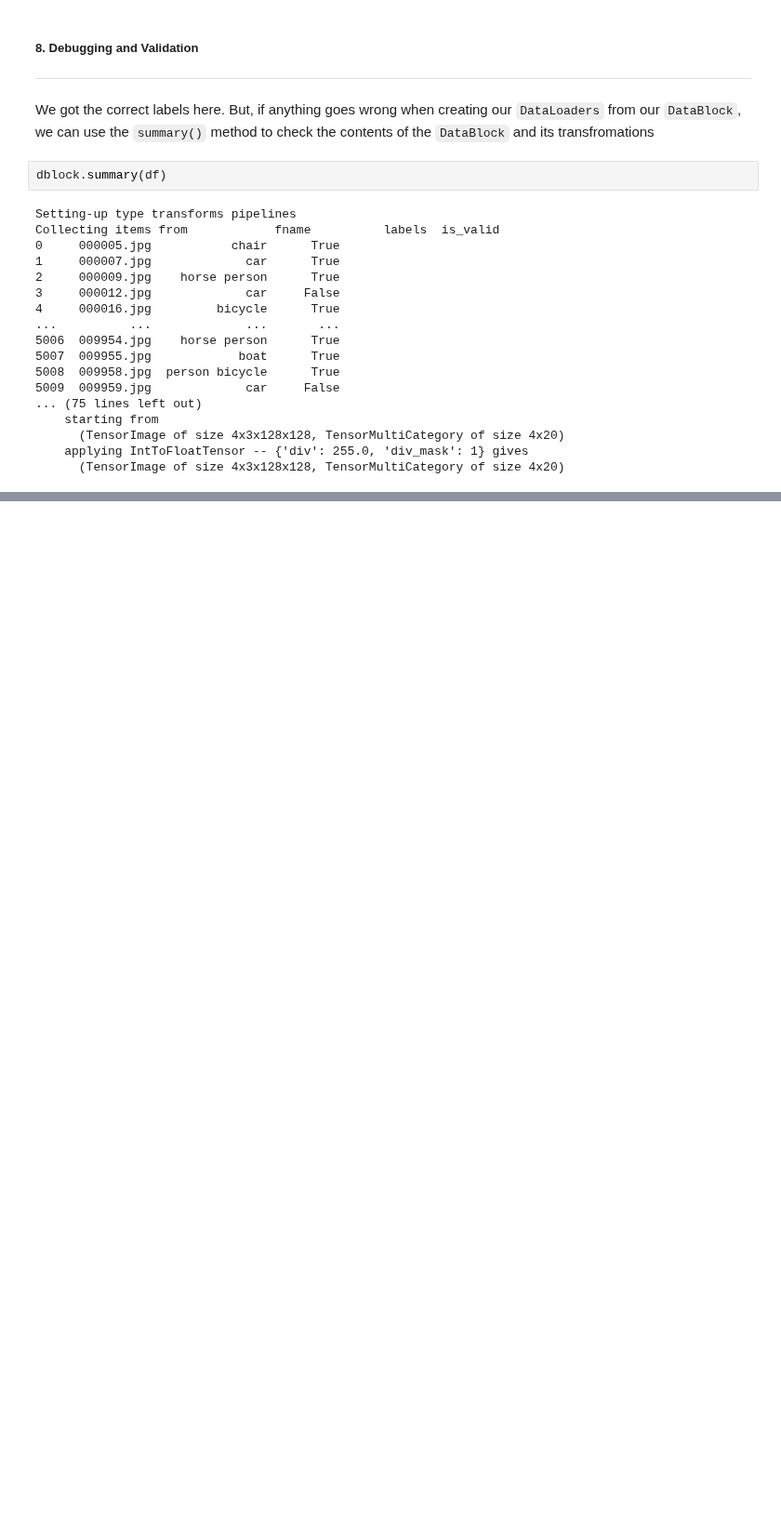
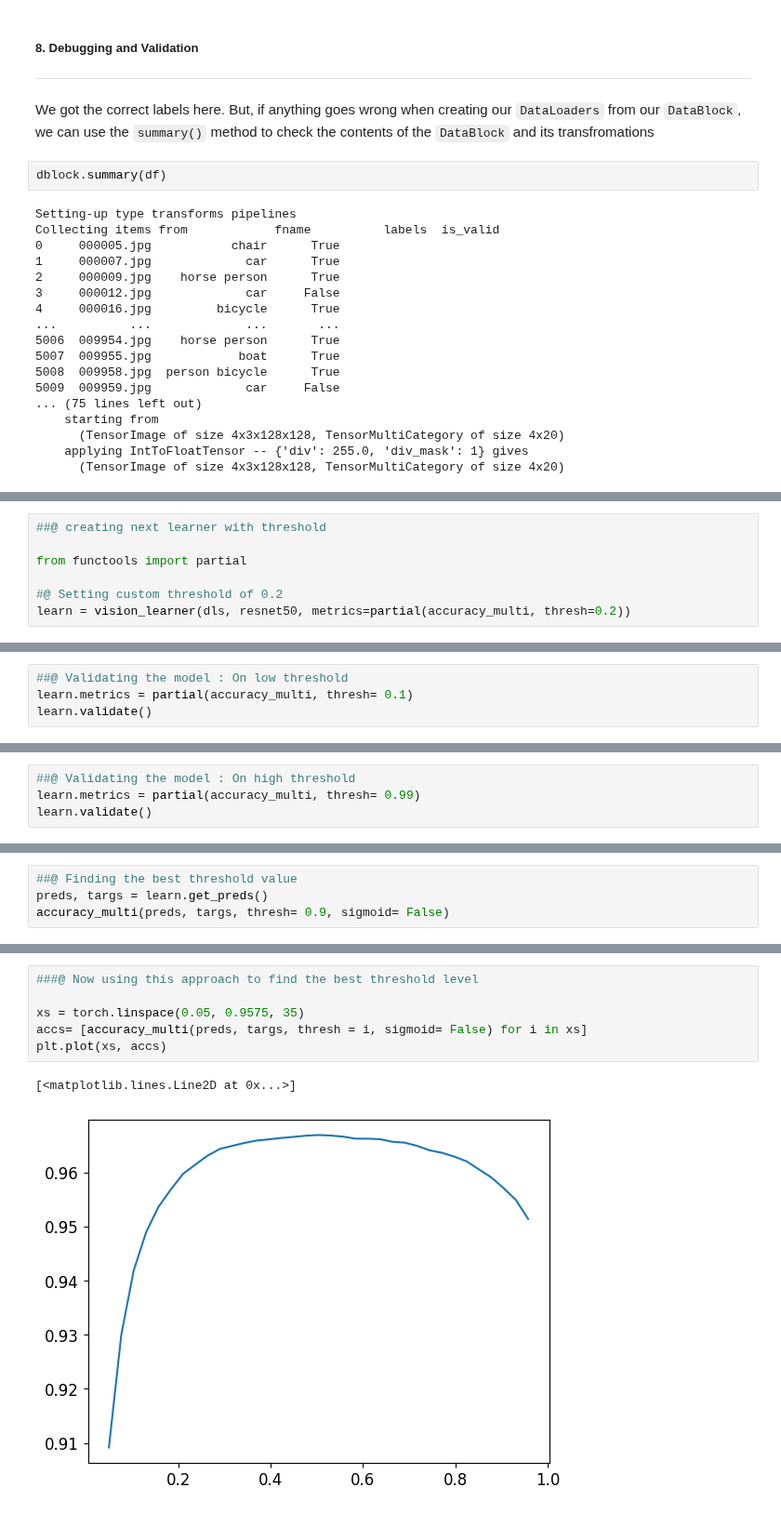
Before and after one commit to Firojpaudel/Machine-Learning-Notes, a Jupyter notebook: Practical Deep Learning For Coders/Chapter_6.ipynb, the cells around one changed output, grey strips where cells are left out. Shown at 93% size. Saved outputs shown, nothing was run; the diff lists cells and outputs as text; blank space fills up the shorter version.

Commit message:
MultiLabel Classification Completed...

```diff
--- a/Practical Deep Learning For Coders/Chapter_6.ipynb
+++ b/Practical Deep Learning For Coders/Chapter_6.ipynb
@@ -316,0 +412,7 @@ Collecting items from            fname          labels  is_valid
+# %%
+##@ creating next learner with threshold
+
+from functools import partial
+
+#@ Setting custom threshold of 0.2
+learn = vision_learner(dls, resnet50, metrics=partial(accuracy_multi, thresh=0.2))
@@ -316,0 +436,4 @@ Collecting items from            fname          labels  is_valid
+# %%
+##@ Validating the model : On low threshold
+learn.metrics = partial(accuracy_multi, thresh= 0.1)
+learn.validate()
@@ -316,0 +443,4 @@ Collecting items from            fname          labels  is_valid
+# %%
+##@ Validating the model : On high threshold
+learn.metrics = partial(accuracy_multi, thresh= 0.99)
+learn.validate()
@@ -316,0 +450,4 @@ Collecting items from            fname          labels  is_valid
+# %%
+##@ Finding the best threshold value
+preds, targs = learn.get_preds()
+accuracy_multi(preds, targs, thresh= 0.9, sigmoid= False)
@@ -316,0 +457,9 @@ Collecting items from            fname          labels  is_valid
+# %%
+###@ Now using this approach to find the best threshold level
+
+xs = torch.linspace(0.05, 0.9575, 35)
+accs= [accuracy_multi(preds, targs, thresh = i, sigmoid= False) for i in xs]
+plt.plot(xs, accs)
+# %% [output]
+[<matplotlib.lines.Line2D at 0x...>]
+[figure, added]
```
Also changed, not shown: parts of 27 cells of this notebook.
